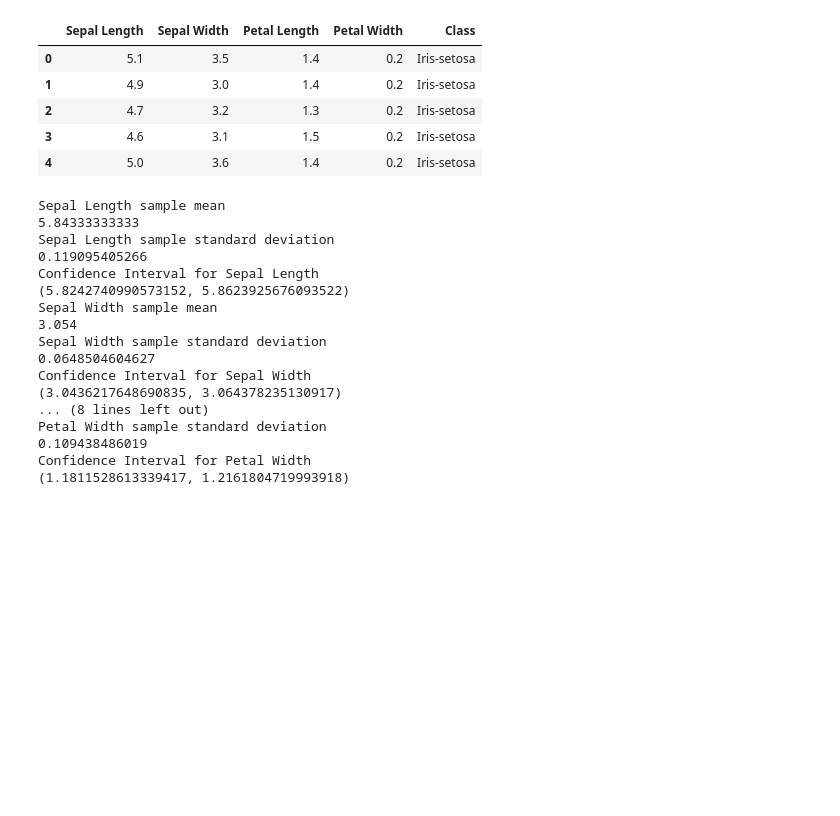
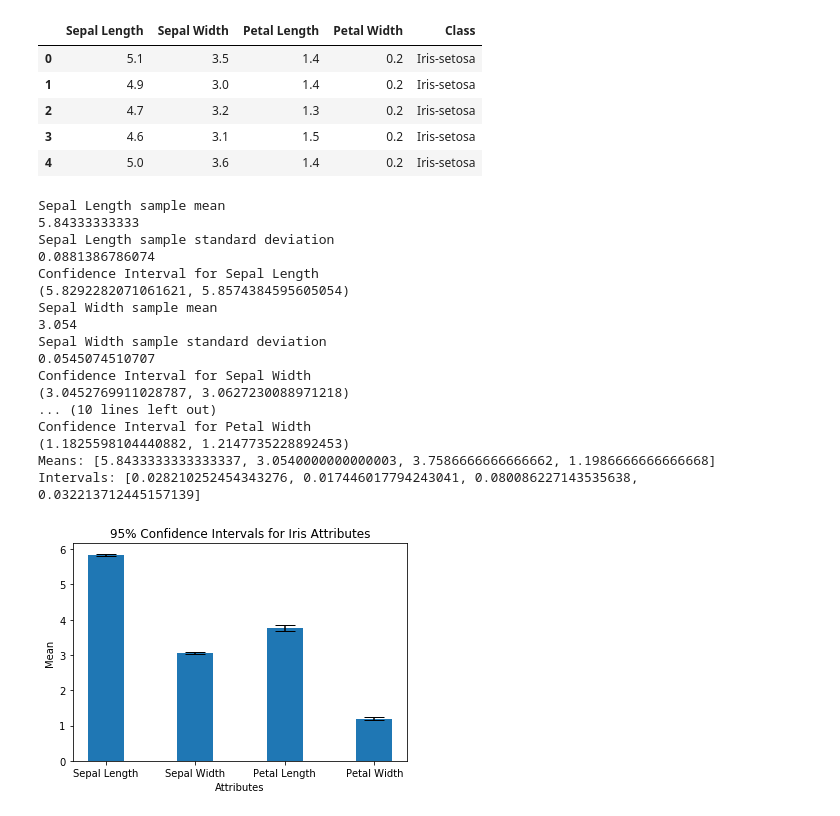
Before and after one commit to spa542/COSC311, a Jupyter notebook: Lab5/Lab5.ipynb, the cells around one changed output. Cells and saved outputs as stored; diff of their text form; code cells hidden in the pictures; blank space fills up the shorter version.

Commit message:
Finished one question fully, basically finished another question on top of that but need the graph to workcorrectly, 2 more questions to go after this

```diff
--- a/Lab5/Lab5.ipynb
+++ b/Lab5/Lab5.ipynb
@@ -40,70 +49,84 @@ def generate_stddev(df, column_name, samples, trials):
 # 4.
 # For each of the four numerical categories, compute the mean with a 95% confidence interval and showthem in a bar chart.
 # Draw 50 samples of our distribution at least 30 times and get their means and use that to compute stddev(Xbar)
+means = []
+interval_lengths = []
 # Sepal Length
 n = len(iris_data[['Sepal Length']].values) # Sample size
 sl_Xbar = iris_data[['Sepal Length']].values.mean()
 print('Sepal Length sample mean')
 print(sl_Xbar)
-#sl_stddev = math.sqrt(np.var(iris_data[['Sepal Length']].values))
 sl_stddev = generate_stddev(iris_data, 'Sepal Length', 50, 30)
 print('Sepal Length sample standard deviation')
 print(sl_stddev)
 sl_cinterval = (sl_Xbar - (1.96*sl_stddev / math.sqrt(n)), sl_Xbar + (1.96*sl_stddev / math.sqrt(n)))
 print('Confidence Interval for Sepal Length')
 print(sl_cinterval)
+means.append(sl_Xbar)
+interval_lengths.append(sl_cinterval[1] - sl_cinterval[0])
 # Sepal Width
 n = len(iris_data[['Sepal Width']].values) # Sample size
 sl_Xbar = iris_data[['Sepal Width']].values.mean()
 print('Sepal Width sample mean')
 print(sl_Xbar)
-#sl_stddev = math.sqrt(np.var(iris_data[['Sepal Length']].values))
 sl_stddev = generate_stddev(iris_data, 'Sepal Width', 50, 30)
 print('Sepal Width sample standard deviation')
 print(sl_stddev)
 sl_cinterval = (sl_Xbar - (1.96*sl_stddev / math.sqrt(n)), sl_Xbar + (1.96*sl_stddev / math.sqrt(n)))
 print('Confidence Interval for Sepal Width')
 print(sl_cinterval)
+means.append(sl_Xbar)
+interval_lengths.append(sl_cinterval[1] - sl_cinterval[0])
 # Petal Length
 n = len(iris_data[['Petal Length']].values) # Sample size
 sl_Xbar = iris_data[['Petal Length']].values.mean()
 print('Petal Length sample mean')
 print(sl_Xbar)
-#sl_stddev = math.sqrt(np.var(iris_data[['Sepal Length']].values))
 sl_stddev = generate_stddev(iris_data, 'Petal Length', 50, 30)
 print('Petal Length sample standard deviation')
 print(sl_stddev)
 sl_cinterval = (sl_Xbar - (1.96*sl_stddev / math.sqrt(n)), sl_Xbar + (1.96*sl_stddev / math.sqrt(n)))
 print('Confidence Interval for Petal Length')
 print(sl_cinterval)
+means.append(sl_Xbar)
+interval_lengths.append(sl_cinterval[1] - sl_cinterval[0])
 # Petal Width
 n = len(iris_data[['Petal Width']].values) # Sample size
 sl_Xbar = iris_data[['Petal Width']].values.mean()
 print('Petal Width sample mean')
 print(sl_Xbar)
-#sl_stddev = math.sqrt(np.var(iris_data[['Sepal Length']].values))
 sl_stddev = generate_stddev(iris_data, 'Petal Width', 50, 30)
 print('Petal Width sample standard deviation')
 print(sl_stddev)
 sl_cinterval = (sl_Xbar - (1.96*sl_stddev / math.sqrt(n)), sl_Xbar + (1.96*sl_stddev / math.sqrt(n)))
 print('Confidence Interval for Petal Width')
 print(sl_cinterval)
-# TODO Still need GRAPHS
+means.append(sl_Xbar)
+interval_lengths.append(sl_cinterval[1] - sl_cinterval[0])
+# Graph
+print('Means:', means)
+print('Intervals:', interval_lengths)
+plt.bar(['Sepal Length', 'Sepal Width', 'Petal Length', 'Petal Width'], means, yerr=interval_lengths, capsize=10, width=0.4)
+plt.title('95% Confidence Intervals for Iris Attributes')
+plt.xlabel('Attributes')
+plt.ylabel('Mean')
+plt.show()
 # %% [output]
 Sepal Length sample mean
 5.84333333333
 Sepal Length sample standard deviation
-0.119095405266
+0.0881386786074
 Confidence Interval for Sepal Length
-(5.8242740990573152, 5.8623925676093522)
+(5.8292282071061621, 5.8574384595605054)
 Sepal Width sample mean
 3.054
 Sepal Width sample standard deviation
-0.0648504604627
+0.0545074510707
 Confidence Interval for Sepal Width
-(3.0436217648690835, 3.064378235130917)
-... (8 lines left out)
-Petal Width sample standard deviation
-0.109438486019
+(3.0452769911028787, 3.0627230088971218)
+... (10 lines left out)
 Confidence Interval for Petal Width
-(1.1811528613339417, 1.2161804719993918)
+(1.1825598104440882, 1.2147735228892453)
+Means: [5.8433333333333337, 3.0540000000000003, 3.7586666666666662, 1.1986666666666668]
+Intervals: [0.028210252454343276, 0.017446017794243041, 0.080086227143535638, 0.032213712445157139]
+[figure, added]
```
Also changed, not shown: parts of 3 cells of this notebook.
